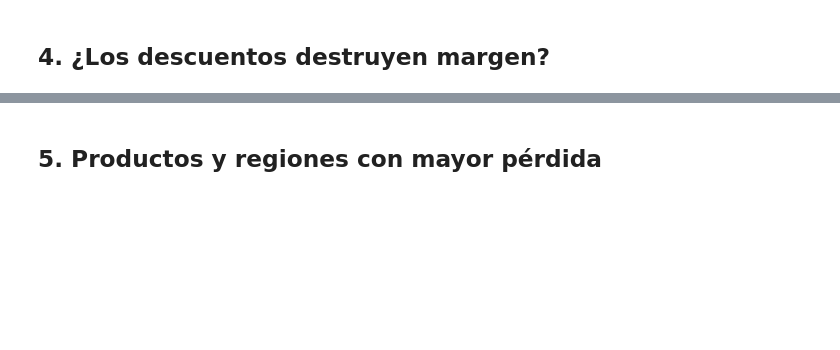
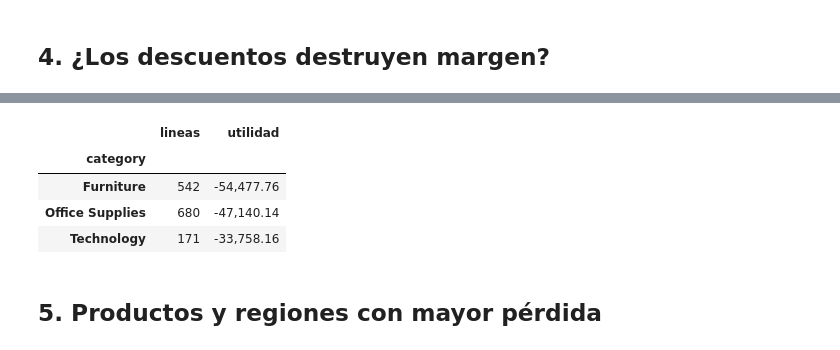
Before and after one commit to Ketrafe/superstore-rentabilidad, a Jupyter notebook: notebooks/01_analisis_rentabilidad.ipynb, the cells around one changed output, grey strips where cells are left out. Saved outputs shown, nothing was run; the diff lists cells and outputs as text; code cells hidden in the pictures; blank space fills up the shorter version.

```diff
--- a/notebooks/01_analisis_rentabilidad.ipynb
+++ b/notebooks/01_analisis_rentabilidad.ipynb
@@ -94,3 +142,11 @@ plt.tight_layout(); plt.savefig(FIG / "margen_vs_descuento.png", dpi=150); plt.s
+# %%
+df[df["discount"] > 0.2].groupby("category").agg(lineas=("sales","size"), utilidad=("profit", "sum"))
+# %% [output]
+|  | lineas | utilidad |
+| category |  |  |
+| Furniture | 542 | -54,477.76 |
+| Office Supplies | 680 | -47,140.14 |
+| Technology | 171 | -33,758.16 |
 # %% [markdown]
 ## 5. Productos y regiones con mayor pérdida
 # %%
```
Also changed, not shown: parts of 17 cells of this notebook, 6 other files.
